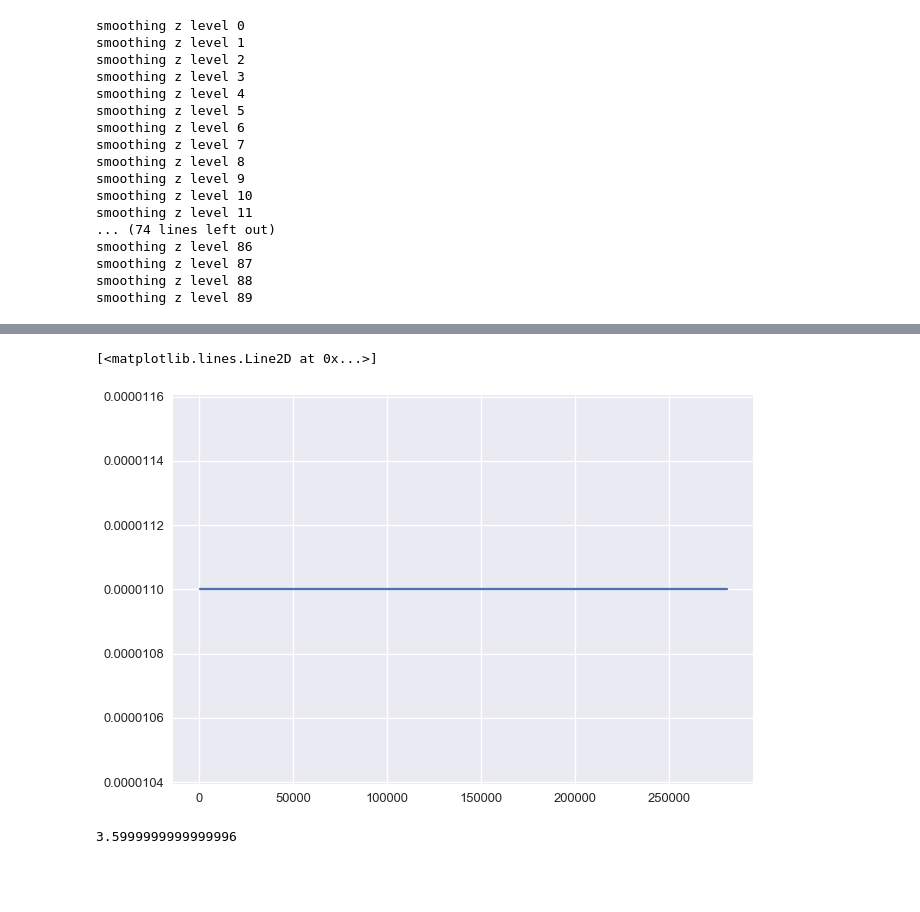
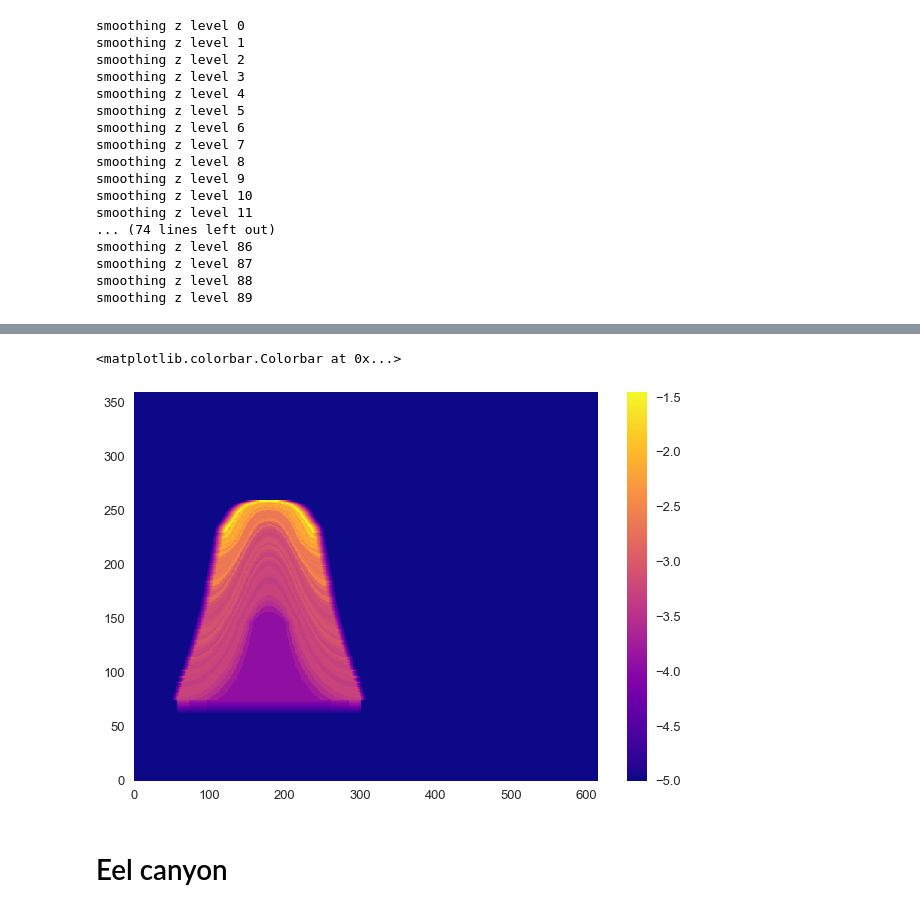
Before and after one commit to UBC-MOAD/buildcanyon, a Jupyter notebook: Stratification/GenerateDiffKrFile_realistic.ipynb, the cells around one changed output, grey strips where cells are left out. Drawn from its saved outputs; the diff is of its cells as text; code cells hidden in the pictures; blank space fills up the shorter version.

```diff
--- a/Stratification/GenerateDiffKrFile_realistic.ipynb
+++ b/Stratification/GenerateDiffKrFile_realistic.ipynb
@@ -343,6 +344,0 @@ plt.tight_layout()
-# %%
-# Plot selected sections
-plt.plot(X[:],np.squeeze(kv_final[3,10,:]))
-# %% [output]
-[<matplotlib.lines.Line2D at 0x...>]
-[figure, removed]
@@ -353,4 +344,0 @@ plt.plot(X[:],np.squeeze(kv_final[3,10,:]))
-# %%
-10*0.36
-# %% [output]
-3.5999999999999996
@@ -356,0 +352,18 @@ plt.plot(X[:],np.squeeze(kv_final[3,10,:]))
+# %%
+# Check that the values of the file are in the right order
+
+dt = np.dtype('>f8')  # float 64 big endian
+
+fileNAME = filename
+kv=np.fromfile(fileNAME, dt)
+
+Kv=np.reshape(kv,(nz,ny,nx),order='C')
+np.shape(Kv)
+
+plt.pcolor(np.log10(Kv[29,:,:]), cmap='plasma')
+plt.colorbar()
+# %% [output]
+<matplotlib.colorbar.Colorbar at 0x...>
+[figure, added]
+# %% [markdown]
+# Eel canyon
```
Also changed, not shown: parts of 6 cells of this notebook.
